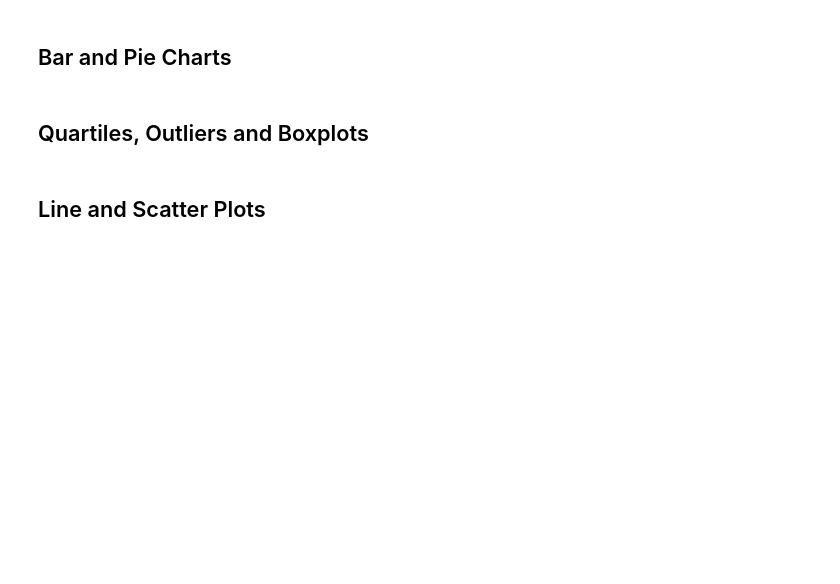
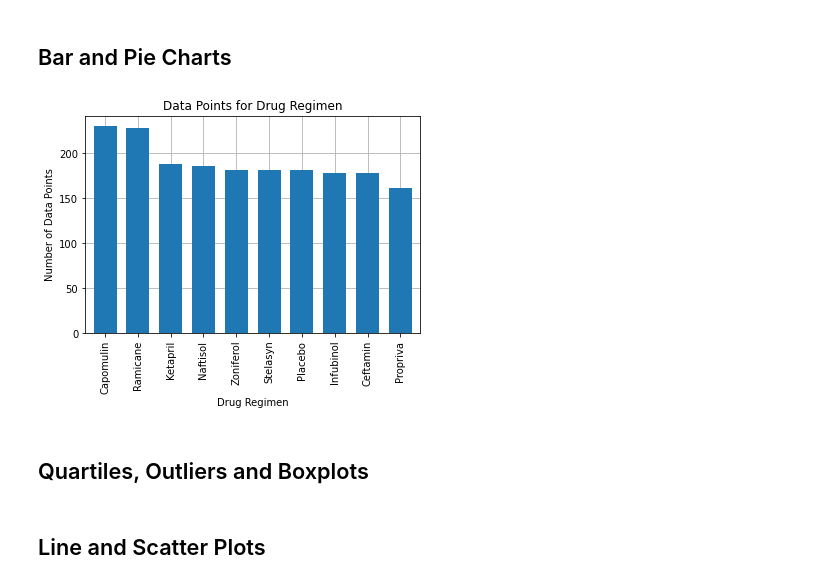
Before and after one commit to emersonmolett/Matplotlib-challenge, a Jupyter notebook: 05-Matplotlib/Instructions/Pymaceuticals/pymaceuticals_starter.ipynb, the cells around one changed output. Saved outputs shown, nothing was run; the diff lists cells and outputs as text; code cells hidden in the pictures; blank space fills up the shorter version.

Commit message:
started working on bar graphs

```diff
--- a/05-Matplotlib/Instructions/Pymaceuticals/pymaceuticals_starter.ipynb
+++ b/05-Matplotlib/Instructions/Pymaceuticals/pymaceuticals_starter.ipynb
@@ -263,3 +301,19 @@ summary_grouped_dataframe
 ## Bar and Pie Charts
 # %%
 # Generate a bar plot showing the total number of measurements taken on each drug regimen using pandas.
+
+bar_plot = combined_dataframe["Drug Regimen"].value_counts().plot.bar(width=0.7, zorder=3)
+
+# X Axis
+bar_plot.set_xlabel("Drug Regimen")
+
+# Y Axis
+bar_plot.set_ylabel("Number of Data Points")
+
+# Title
+bar_plot.set_title("Data Points for Drug Regimen")
+
+# Grid
+bar_plot.grid(zorder=0)
+# %% [output]
+[figure, added]
```
Also changed, not shown: parts of 9 cells of this notebook.
